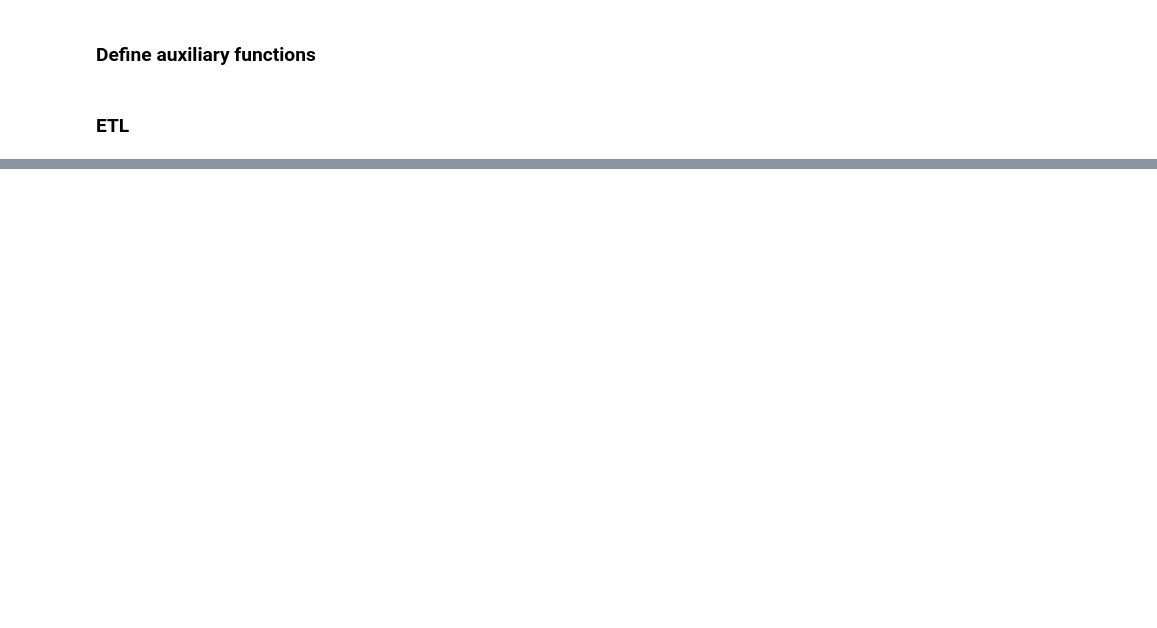
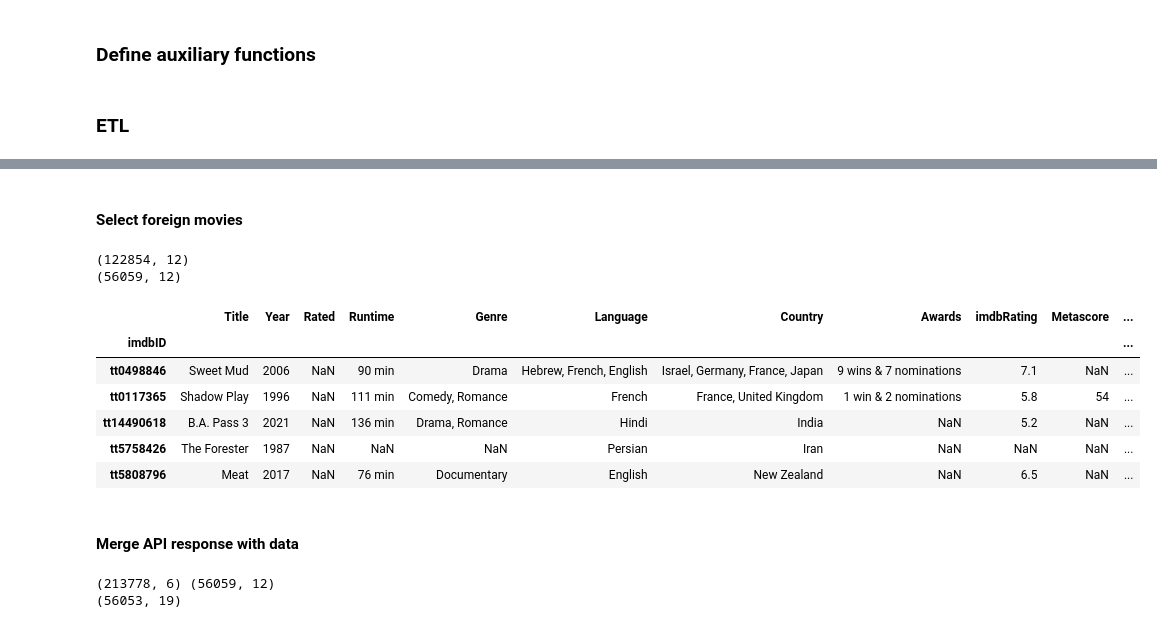
Before and after one commit to felbuch/movie_success_and_foreign_policy, a Jupyter notebook: 20-code/IMDB_datasets_ETL.ipynb, the cells around one changed output, grey strips where cells are left out. Saved outputs shown, nothing was run; the diff lists cells and outputs as text; code cells hidden in the pictures; blank space fills up the shorter version.

```diff
--- a/20-code/IMDB_datasets_ETL.ipynb
+++ b/20-code/IMDB_datasets_ETL.ipynb
@@ -30,6 +43,7 @@ print(min(years), max(years))
 # %%
 basics_url = "https://datasets.imdbws.com/title.basics.tsv.gz"
 ratings_url = "https://datasets.imdbws.com/title.ratings.tsv.gz"
+akas_url = "https://datasets.imdbws.com/title.akas.tsv.gz"
 # %%
 data_dir = "../10-data"
 # %% [markdown]
@@ -219,0 +330,36 @@ data.to_parquet("../10-data/data.parquet")
+# %% [markdown]
+#### Select foreign movies
+# %%
+print(API_df.shape)
+API_df = API_df.dropna(subset=['Country'])
+API_df = API_df[~API_df['Country'].str.contains(r'United States|US|USA')]
+print(API_df.shape)
+# %% [output]
+(122854, 12)
+(56059, 12)
+# %%
+API_df.head()
+# %% [output]
+|  | Title | Year | Rated | Runtime | Genre | Language | Country | Awards | imdbRating | Metascore | ... |
+| imdbID |  |  |  |  |  |  |  |  |  |  | ... |
+| tt0498846 | Sweet Mud | 2006 | NaN | 90 min | Drama | Hebrew, French, English | Israel, Germany, France, Japan | 9 wins & 7 nominations | 7.1 | NaN | ... |
+| tt0117365 | Shadow Play | 1996 | NaN | 111 min | Comedy, Romance | French | France, United Kingdom | 1 win & 2 nominations | 5.8 | 54 | ... |
+| tt14490618 | B.A. Pass 3 | 2021 | NaN | 136 min | Drama, Romance | Hindi | India | NaN | 5.2 | NaN | ... |
+| tt5758426 | The Forester | 1987 | NaN | NaN | NaN | Persian | Iran | NaN | NaN | NaN | ... |
+| tt5808796 | Meat | 2017 | NaN | 76 min | Documentary | English | New Zealand | NaN | 6.5 | NaN | ... |
+# %% [markdown]
+#### Merge API response with data
+# %%
+print(data.shape, API_df.shape)
+
+data_ = data.copy()
+data = pd.merge(API_df,data_,
+                how="inner",
+                left_index=True, right_index=True,
+                validate="1:1",
+                indicator=True)
+
+print(data.shape)
+# %% [output]
+(213778, 6) (56059, 12)
+(56053, 19)
```
Also changed, not shown: parts of 68 cells of this notebook, 2 other files.
